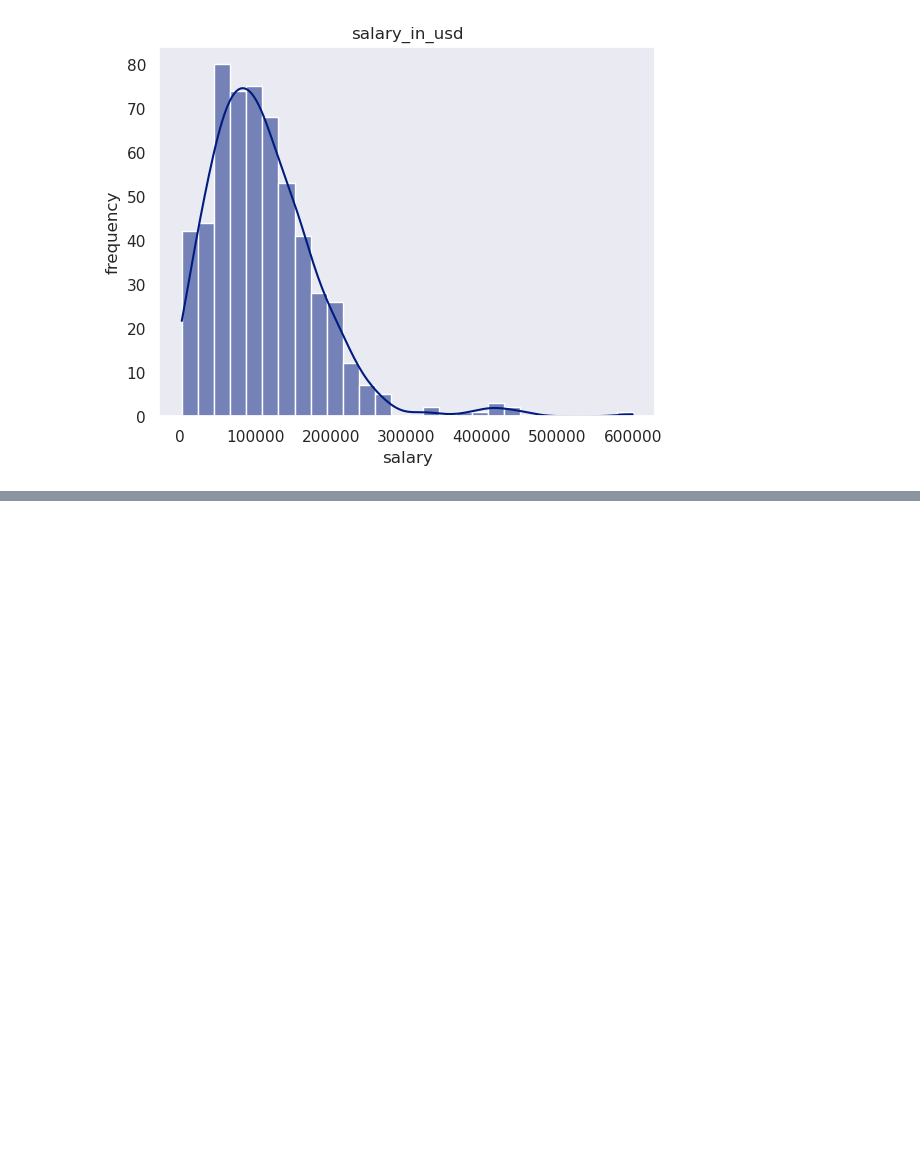
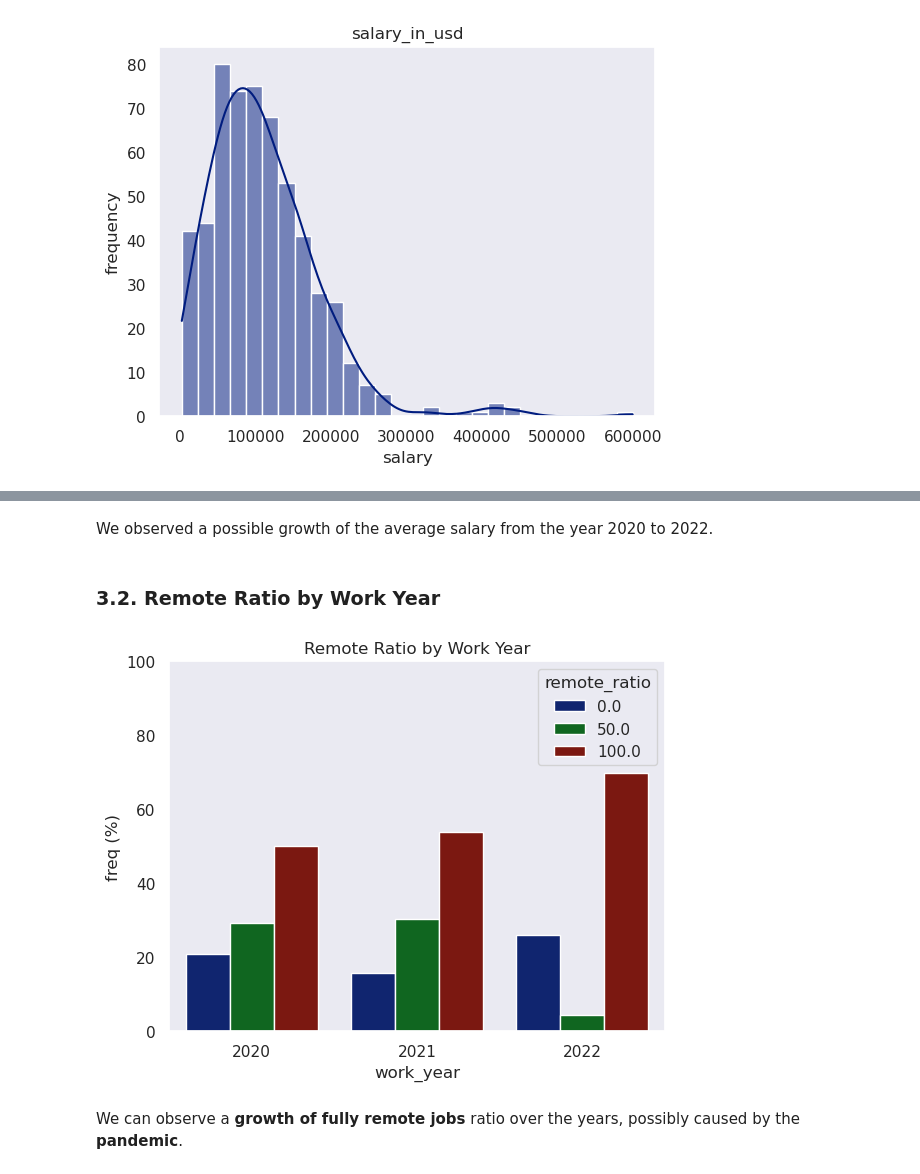
Before and after one commit to IgorTrevelin/data-science, a Jupyter notebook: Data Science Salaries/ds_salaries.ipynb, the cells around one changed output, grey strips where cells are left out. Cells and saved outputs as stored; diff of their text form; code cells hidden in the pictures; blank space fills up the shorter version.

```diff
--- a/Data Science Salaries/ds_salaries.ipynb
+++ b/Data Science Salaries/ds_salaries.ipynb
@@ -293,0 +318,32 @@ plt.show()
+# %% [markdown]
+We observed a possible growth of the average salary from the year 2020 to 2022.
+# %% [markdown]
+<a id="3_2_"></a>
+### 3.2. Remote Ratio by Work Year
+# %%
+def calc_freqs(x):
+    total = values.loc[values["work_year"] == x["work_year"], "count"].sum()
+    x["freq"] = (x["count"] / total) * 100
+    return x
+
+values = df.groupby(["work_year", "remote_ratio"])["remote_ratio"].count()
+values = values.to_frame(name="count").reset_index()
+values["freq"] = np.zeros(len(values)).reshape(-1,1)
+values = values.apply(
+    calc_freqs,
+    axis=1
+)
+
+plt.title("Remote Ratio by Work Year")
+sns.barplot(
+    x=values["work_year"].astype(int),
+    y=values["freq"],
+    hue=values["remote_ratio"],
+)
+plt.ylim(0, 100)
+plt.ylabel("freq (%)")
+plt.show()
+# %% [output]
+[figure, added]
+# %% [markdown]
+We can observe a **growth of fully remote jobs** ratio over the years, possibly caused by the **pandemic**.
```
Also changed, not shown: parts of 9 cells of this notebook.
